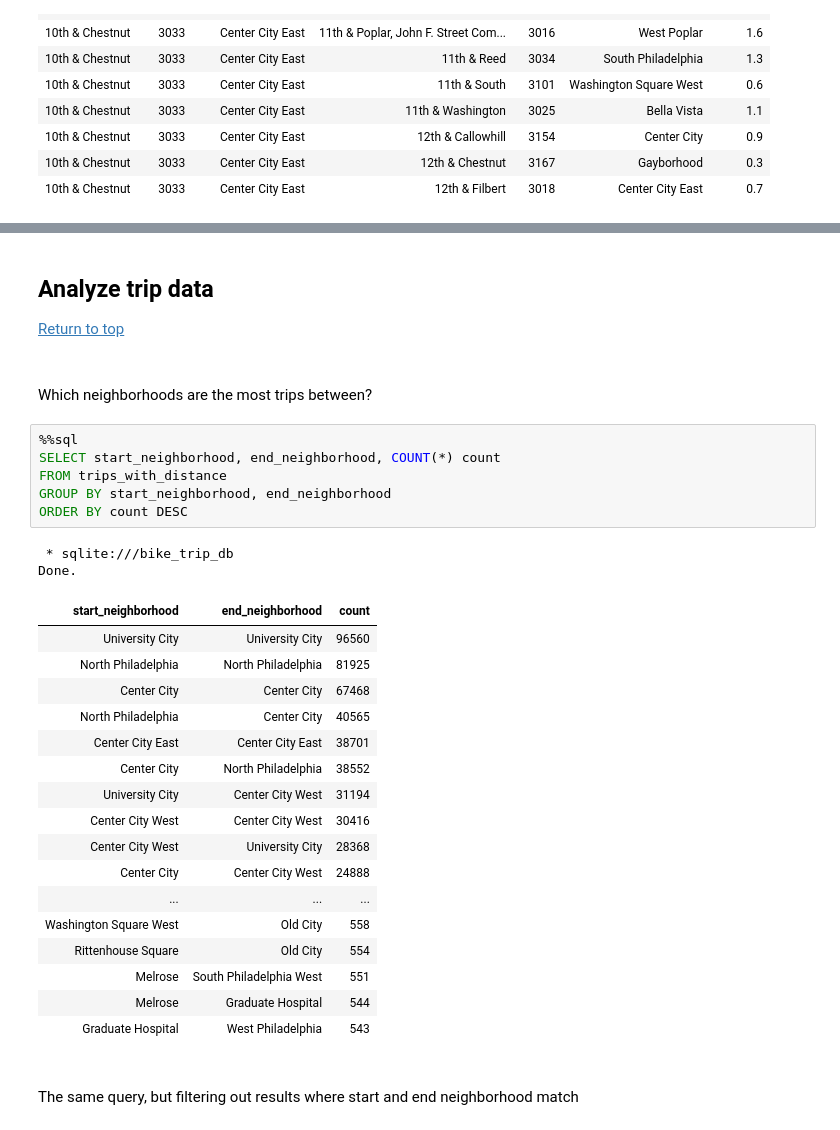
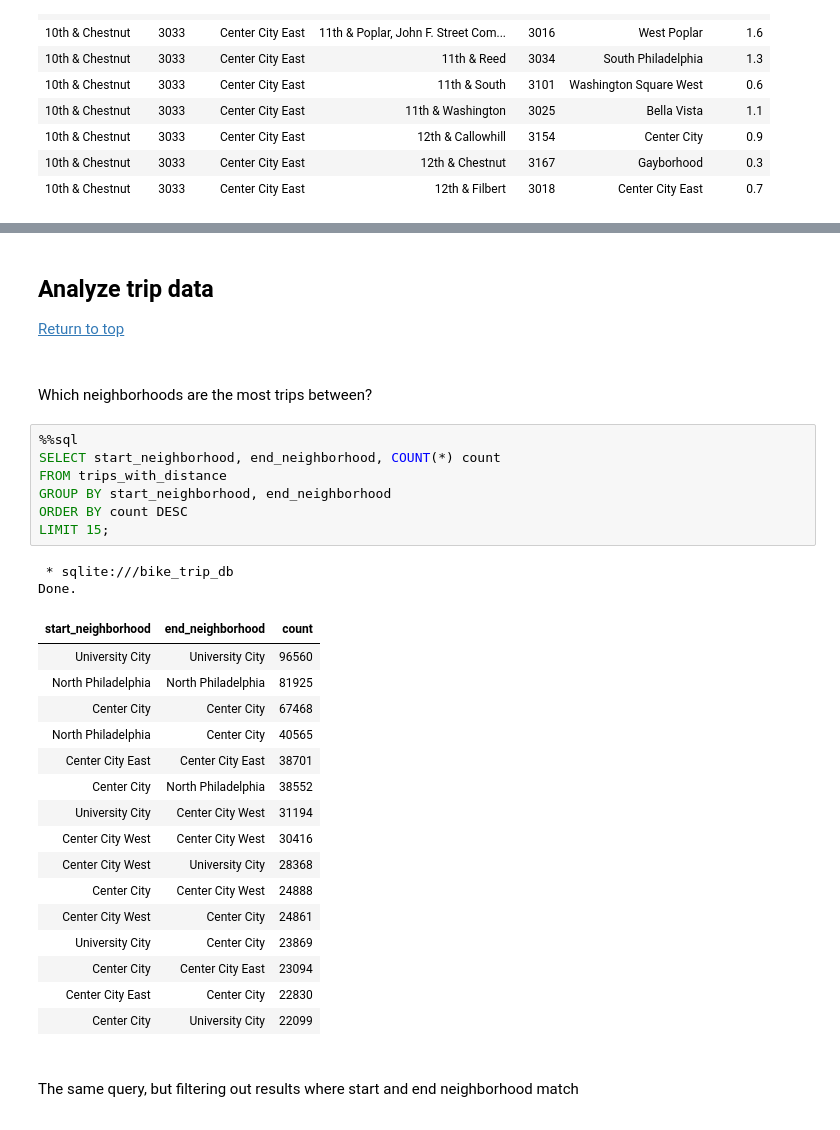
Before and after one commit to MichaelStinson/Indego-City-Bikes-with-Google-Maps-API, a Jupyter notebook: Part 3 Indego Data Analysis with SQL and Pandas.ipynb, the cells around one changed output, grey strips where cells are left out. Cells and saved outputs as stored; diff of their text form.

```diff
--- a/Part 3 Indego Data Analysis with SQL and Pandas.ipynb
+++ b/Part 3 Indego Data Analysis with SQL and Pandas.ipynb
@@ -291,35 +292,35 @@ Done.
 | 306773859 | 3182 | 17th & Sansom | Center City West | 3028 | 4th & Bainbridge | Queen Village | 2019-01-01 01:05:00 | 2019-01-01 01:17:00 | ... |
 # %% [markdown]
 ## Analyze trip data
-[Return to top](#Part-2:-Indego-Data-Analysis-with-SQL)
+[Return to top](#Part-3:-Indego-Data-Analysis-with-SQL-and-Pandas)
 # %% [markdown]
 <br>Which neighborhoods are the most trips between?
 # %%
 %%sql
 SELECT start_neighborhood, end_neighborhood, COUNT(*) count
 FROM trips_with_distance
 GROUP BY start_neighborhood, end_neighborhood
 ORDER BY count DESC
+LIMIT 15;
 # %% [output]
  * sqlite:///bike_trip_db
 Done.
 | start_neighborhood | end_neighborhood | count |
 | University City | University City | 96560 |
 | North Philadelphia | North Philadelphia | 81925 |
 | Center City | Center City | 67468 |
 | North Philadelphia | Center City | 40565 |
 | Center City East | Center City East | 38701 |
 | Center City | North Philadelphia | 38552 |
 | University City | Center City West | 31194 |
 | Center City West | Center City West | 30416 |
 | Center City West | University City | 28368 |
 | Center City | Center City West | 24888 |
-| ... | ... | ... |
-| Washington Square West | Old City | 558 |
-| Rittenhouse Square | Old City | 554 |
-| Melrose | South Philadelphia West | 551 |
-| Melrose | Graduate Hospital | 544 |
-| Graduate Hospital | West Philadelphia | 543 |
+| Center City West | Center City | 24861 |
+| University City | Center City | 23869 |
+| Center City | Center City East | 23094 |
+| Center City East | Center City | 22830 |
+| Center City | University City | 22099 |
 # %% [markdown]
 <br>The same query, but filtering out results where start and end neighborhood match
 # %%
```
Also changed, not shown: parts of 5 cells of this notebook.
